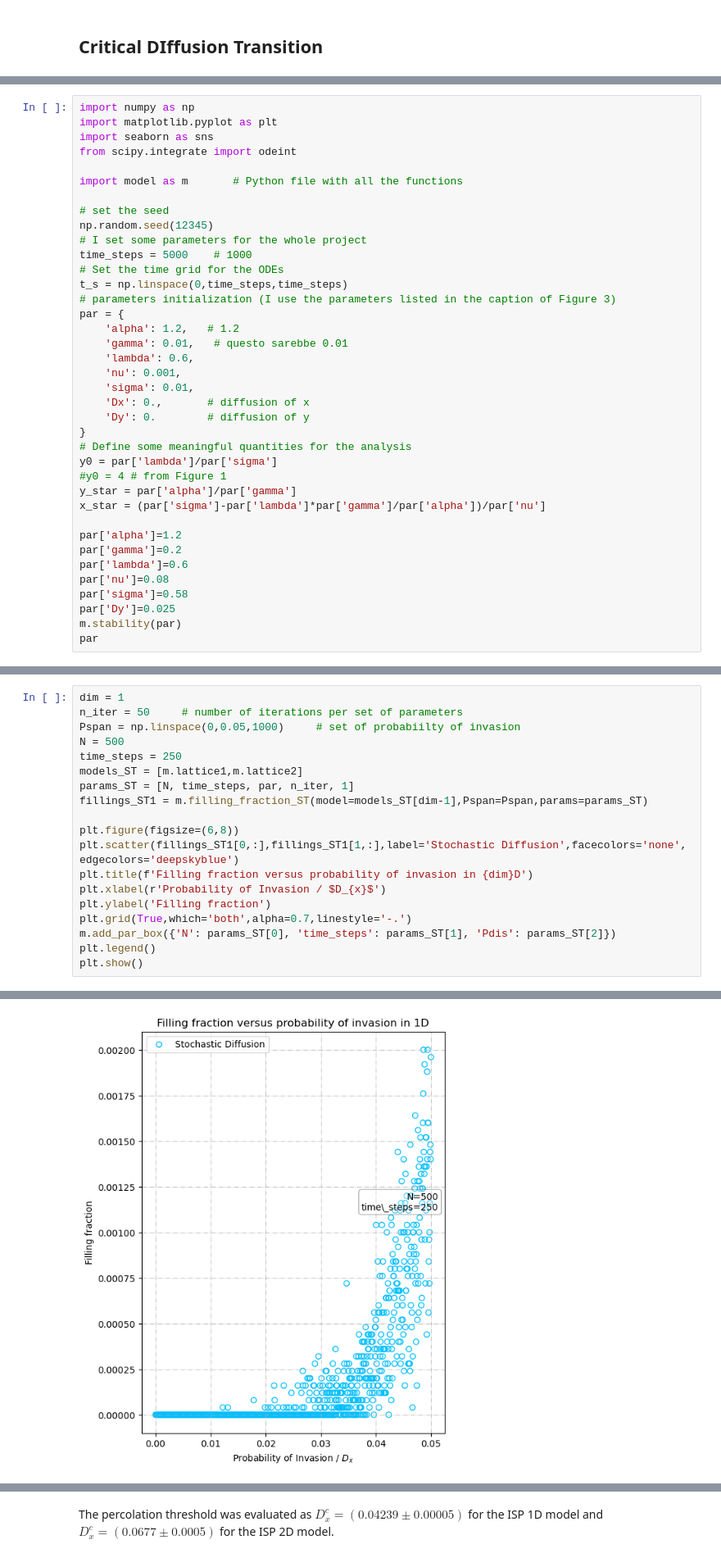
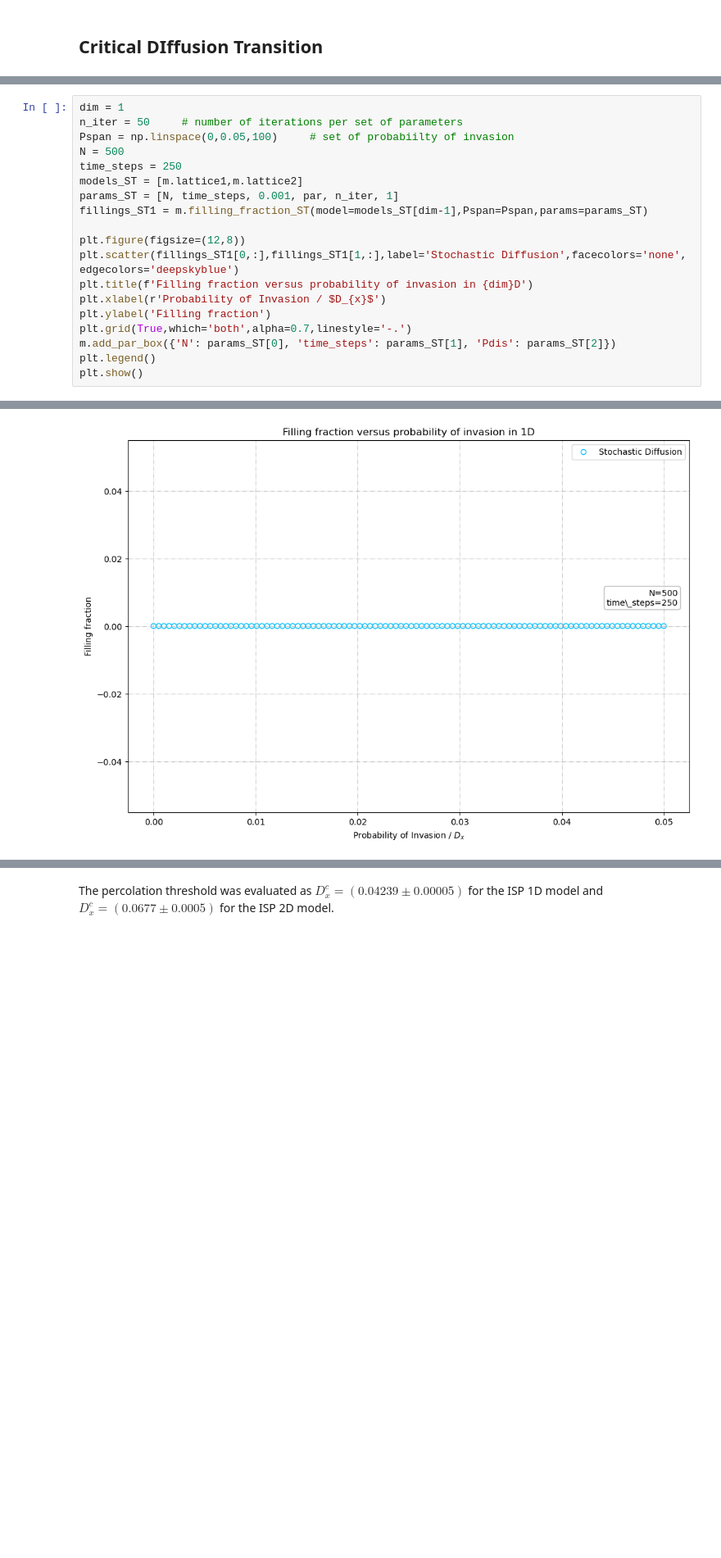
Before and after one commit to pietromalagoli/PCS, a Jupyter notebook: project.ipynb, the cells around one changed output, grey strips where cells are left out. Shown at 82% size. Cells and saved outputs as stored; diff of their text form; blank space fills up the shorter version.

Commit message:
Done some corrections on model.py

```diff
--- a/project.ipynb
+++ b/project.ipynb
@@ -712,38 +421,0 @@ ST: set#10
-# %%
-import numpy as np
-import matplotlib.pyplot as plt
-import seaborn as sns
-from scipy.integrate import odeint
-
-import model as m       # Python file with all the functions
-
-# set the seed
-np.random.seed(12345)
-# I set some parameters for the whole project
-time_steps = 5000    # 1000
-# Set the time grid for the ODEs
-t_s = np.linspace(0,time_steps,time_steps)
-# parameters initialization (I use the parameters listed in the caption of Figure 3)
-par = {
-    'alpha': 1.2,   # 1.2
-    'gamma': 0.01,   # questo sarebbe 0.01
-    'lambda': 0.6,
-    'nu': 0.001,
-    'sigma': 0.01,
-    'Dx': 0.,       # diffusion of x
-    'Dy': 0.        # diffusion of y
-}
-# Define some meaningful quantities for the analysis
-y0 = par['lambda']/par['sigma']
-#y0 = 4 # from Figure 1
-y_star = par['alpha']/par['gamma']
-x_star = (par['sigma']-par['lambda']*par['gamma']/par['alpha'])/par['nu']
-
-par['alpha']=1.2
-par['gamma']=0.2
-par['lambda']=0.6
-par['nu']=0.08
-par['sigma']=0.58
-par['Dy']=0.025
-m.stability(par)
-par
@@ -762,14 +424,14 @@ The attractor (x*,y*) is a stable spiral (negative discriminant -> damped oscill
 # %%
 dim = 1
 n_iter = 50     # number of iterations per set of parameters
-Pspan = np.linspace(0,0.05,1000)     # set of probabiilty of invasion
+Pspan = np.linspace(0,0.05,100)     # set of probabiilty of invasion
 N = 500
 time_steps = 250
 models_ST = [m.lattice1,m.lattice2]
-params_ST = [N, time_steps, par, n_iter, 1]
+params_ST = [N, time_steps, 0.001, par, n_iter, 1]
 fillings_ST1 = m.filling_fraction_ST(model=models_ST[dim-1],Pspan=Pspan,params=params_ST)
 
-plt.figure(figsize=(6,8))
+plt.figure(figsize=(12,8))
 plt.scatter(fillings_ST1[0,:],fillings_ST1[1,:],label='Stochastic Diffusion',facecolors='none', edgecolors='deepskyblue')
 plt.title(f'Filling fraction versus probability of invasion in {dim}D')
 plt.xlabel(r'Probability of Invasion / $D_{x}$')
@@ -799,4 +454,4 @@ ST: set#990
-[figure, old version]
+[figure, new version]
 # %%
 fractions = fillings_ST1[1, :]
 dx_values = fillings_ST1[0, :]
```
Also changed, not shown: parts of 30 cells of this notebook, 6 other files.
